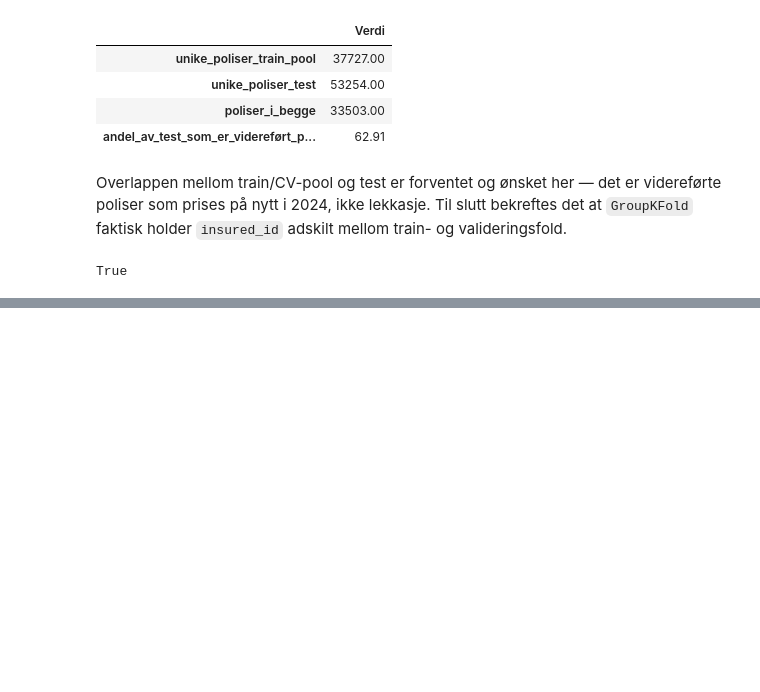
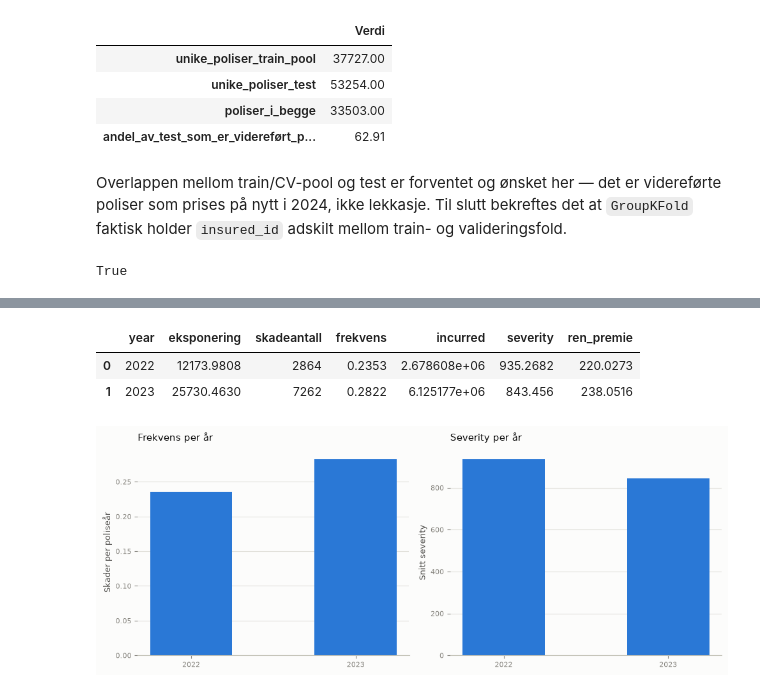
Before and after one commit to MarkusBjerkaas/Motor-Insurance-GLM-ML, a Jupyter notebook: analysis.ipynb, the cells around one changed output, grey strips where cells are left out. Saved outputs shown, nothing was run; the diff lists cells and outputs as text; code cells hidden in the pictures; blank space fills up the shorter version.

```diff
--- a/analysis.ipynb
+++ b/analysis.ipynb
@@ -521,0 +681,9 @@ GroupKFold(n_splits=5, random_state=None, shuffle=False)
+# %%
+year_trend = build_year_trend_summary(train_pool)
+display(year_trend)
+display(plot_year_trend(year_trend))
+# %% [output]
+|  | year | eksponering | skadeantall | frekvens | incurred | severity | ren_premie |
+| 0 | 2022 | 12173.9808 | 2864 | 0.2353 | 2.678608e+06 | 935.2682 | 220.0273 |
+| 1 | 2023 | 25730.4630 | 7262 | 0.2822 | 6.125177e+06 | 843.456 | 238.0516 |
+[figure, added]
```
Also changed, not shown: parts of 46 cells of this notebook, 3 other files.
